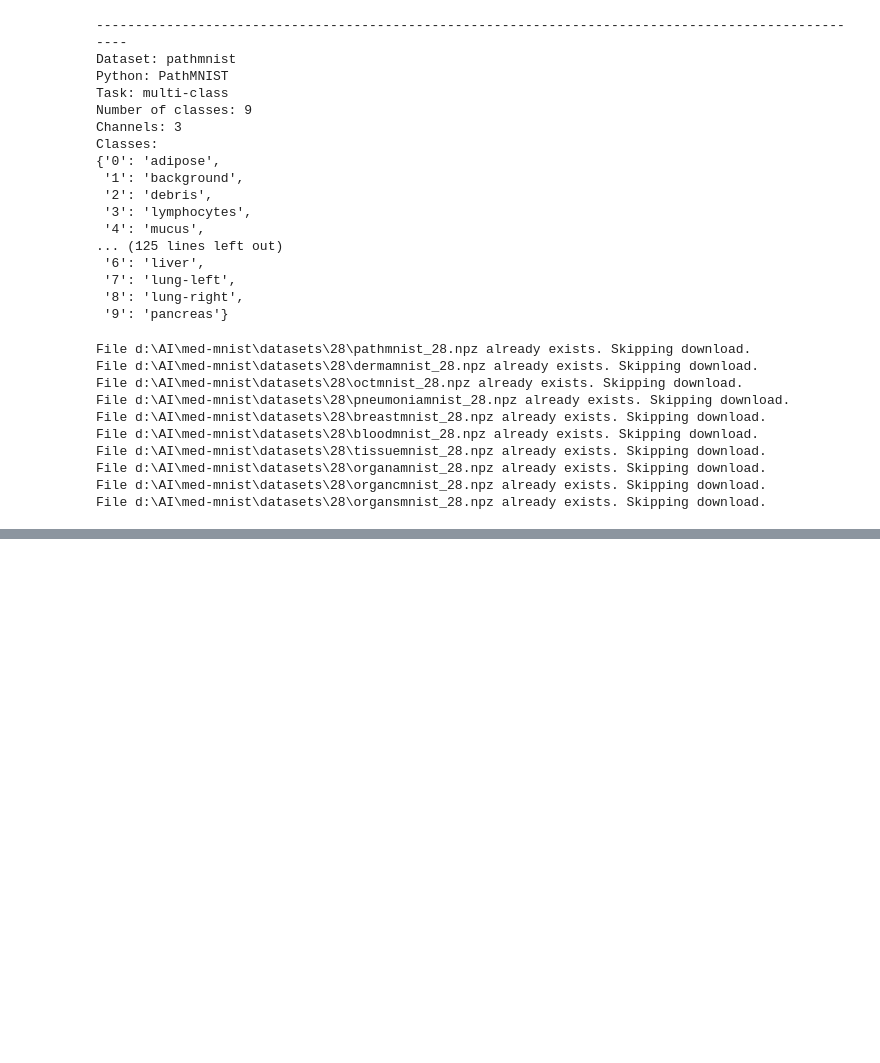
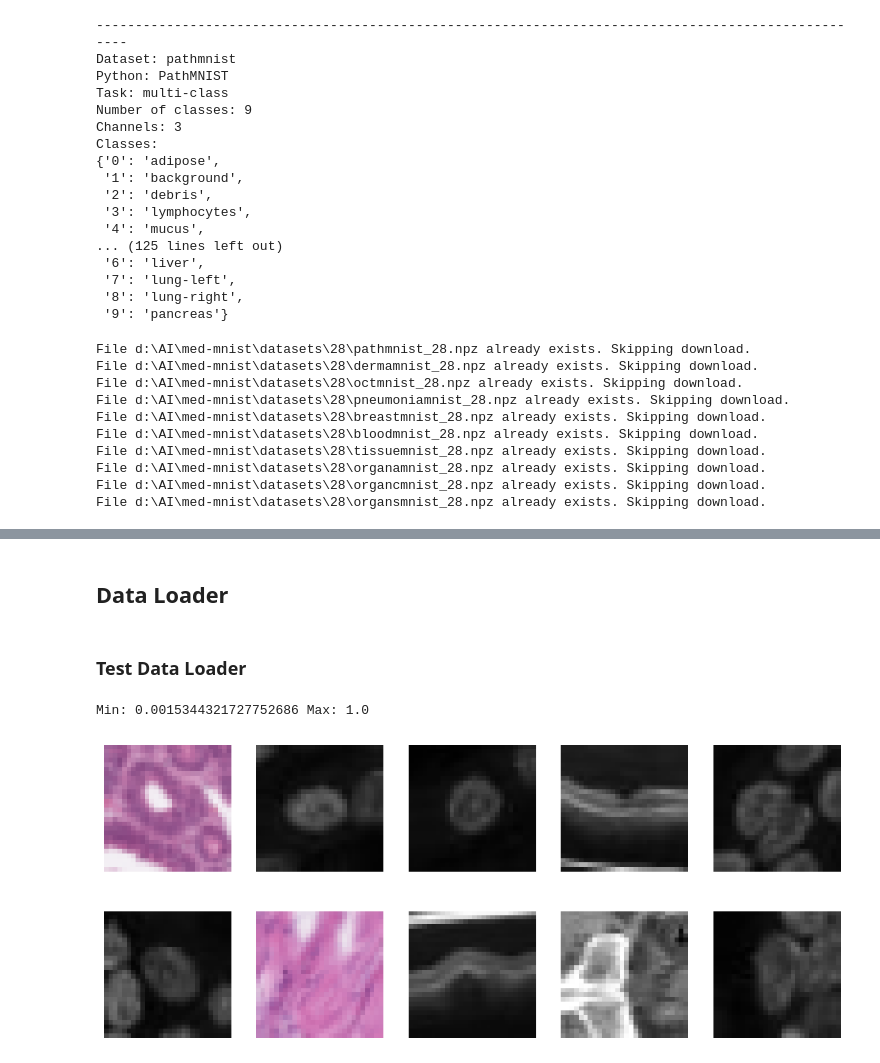
Before and after one commit to jaroslawjanas/med-mnist, a Jupyter notebook: medmnist.ipynb, the cells around one changed output, grey strips where cells are left out. Cells and saved outputs as stored; diff of their text form; code cells hidden in the pictures; blank space fills up the shorter version.

```diff
--- a/medmnist.ipynb
+++ b/medmnist.ipynb
@@ -150,3 +132,50 @@ unified_dataset_path = os.path.join(datasets_path, f"unified_{image_size}.npz")
 
 train_dataset = md.NPZDataset(unified_dataset_path, split="train", transform=augmentation)
 validation_dataset = md.NPZDataset(unified_dataset_path, split="val", transform=transform)
+# %% [markdown]
+## Data Loader
+# %%
+batch_size = 32
+num_workers = 4
+# %%
+train_loader = DataLoader(
+    train_dataset,
+    batch_size=batch_size,
+    shuffle=True,
+    num_workers=num_workers,
+    prefetch_factor=10,
+)
+
+validation_loader = DataLoader(
+    validation_dataset,
+    batch_size=batch_size,
+    shuffle=False,
+    num_workers=num_workers,
+    prefetch_factor=10,
+)
+# %% [markdown]
+### Test Data Loader
+# %%
+# Get one batch from train_loader
+batch = next(iter(train_loader))
+images, labels = batch  # Unpack batch
+
+# # Denormalize for visualization
+mean = torch.tensor([0.5, 0.5, 0.5]).view(3, 1, 1)  # Shape (C, 1, 1)
+std = torch.tensor([0.5, 0.5, 0.5]).view(3, 1, 1)
+
+# Convert images back to [0, 1] range for visualization
+images = images * std + mean
+images = torch.clamp(images, 0, 1)  # Ensure values stay in range
+
+# Plot some images
+fig, axes = plt.subplots(2, 5, figsize=(12, 5))  # Grid 2x5
+for i, ax in enumerate(axes.flat):
+    img = images[i].permute(1, 2, 0).cpu().numpy()  # Convert (C, H, W) → (H, W, C)
+    ax.imshow(img)
+    ax.axis("off")
+
+plt.show()
+# %% [output]
+Min: 0.0015344321727752686 Max: 1.0
+[figure, added]
```
Also changed, not shown: parts of 9 cells of this notebook, 1 other file.
